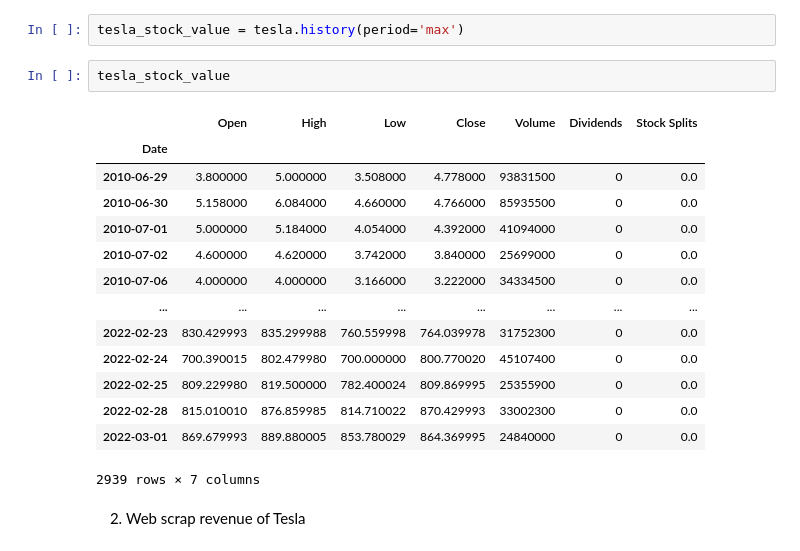
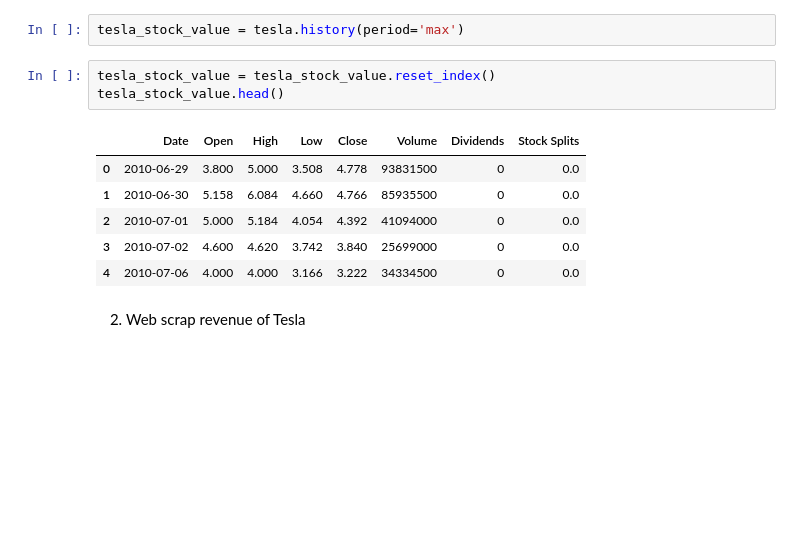
Before and after one commit to seher13/StockData, a Jupyter notebook: Coursera_Analyzing_Historical_Stock_Revenue_Data_and_Building_a_Dashboard.ipynb, the cells around one changed output. Cells and saved outputs as stored; diff of their text form; blank space fills up the shorter version.

```diff
--- a/Coursera_Analyzing_Historical_Stock_Revenue_Data_and_Building_a_Dashboard.ipynb
+++ b/Coursera_Analyzing_Historical_Stock_Revenue_Data_and_Building_a_Dashboard.ipynb
@@ -36,23 +36,16 @@ import yfinance as yf
 tesla = yf.Ticker('TSLA')
 # %%
 tesla_stock_value = tesla.history(period='max')
-# %%
-tesla_stock_value
-# %% [output]
-|  | Open | High | Low | Close | Volume | Dividends | Stock Splits |
-| Date |  |  |  |  |  |  |  |
-| 2010-06-29 | 3.800000 | 5.000000 | 3.508000 | 4.778000 | 93831500 | 0 | 0.0 |
-| 2010-06-30 | 5.158000 | 6.084000 | 4.660000 | 4.766000 | 85935500 | 0 | 0.0 |
-| 2010-07-01 | 5.000000 | 5.184000 | 4.054000 | 4.392000 | 41094000 | 0 | 0.0 |
-| 2010-07-02 | 4.600000 | 4.620000 | 3.742000 | 3.840000 | 25699000 | 0 | 0.0 |
-| 2010-07-06 | 4.000000 | 4.000000 | 3.166000 | 3.222000 | 34334500 | 0 | 0.0 |
-| ... | ... | ... | ... | ... | ... | ... | ... |
-| 2022-02-23 | 830.429993 | 835.299988 | 760.559998 | 764.039978 | 31752300 | 0 | 0.0 |
-| 2022-02-24 | 700.390015 | 802.479980 | 700.000000 | 800.770020 | 45107400 | 0 | 0.0 |
-| 2022-02-25 | 809.229980 | 819.500000 | 782.400024 | 809.869995 | 25355900 | 0 | 0.0 |
-| 2022-02-28 | 815.010010 | 876.859985 | 814.710022 | 870.429993 | 33002300 | 0 | 0.0 |
-| 2022-03-01 | 869.679993 | 889.880005 | 853.780029 | 864.369995 | 24840000 | 0 | 0.0 |
-2939 rows × 7 columns
+# %%
+tesla_stock_value = tesla_stock_value.reset_index()
+tesla_stock_value.head()
+# %% [output]
+|  | Date | Open | High | Low | Close | Volume | Dividends | Stock Splits |
+| 0 | 2010-06-29 | 3.800 | 5.000 | 3.508 | 4.778 | 93831500 | 0 | 0.0 |
+| 1 | 2010-06-30 | 5.158 | 6.084 | 4.660 | 4.766 | 85935500 | 0 | 0.0 |
+| 2 | 2010-07-01 | 5.000 | 5.184 | 4.054 | 4.392 | 41094000 | 0 | 0.0 |
+| 3 | 2010-07-02 | 4.600 | 4.620 | 3.742 | 3.840 | 25699000 | 0 | 0.0 |
+| 4 | 2010-07-06 | 4.000 | 4.000 | 3.166 | 3.222 | 34334500 | 0 | 0.0 |
 # %% [markdown]
 2. Web scrap revenue of Tesla
 # %%
```
Also changed, not shown: parts of 7 cells of this notebook.
